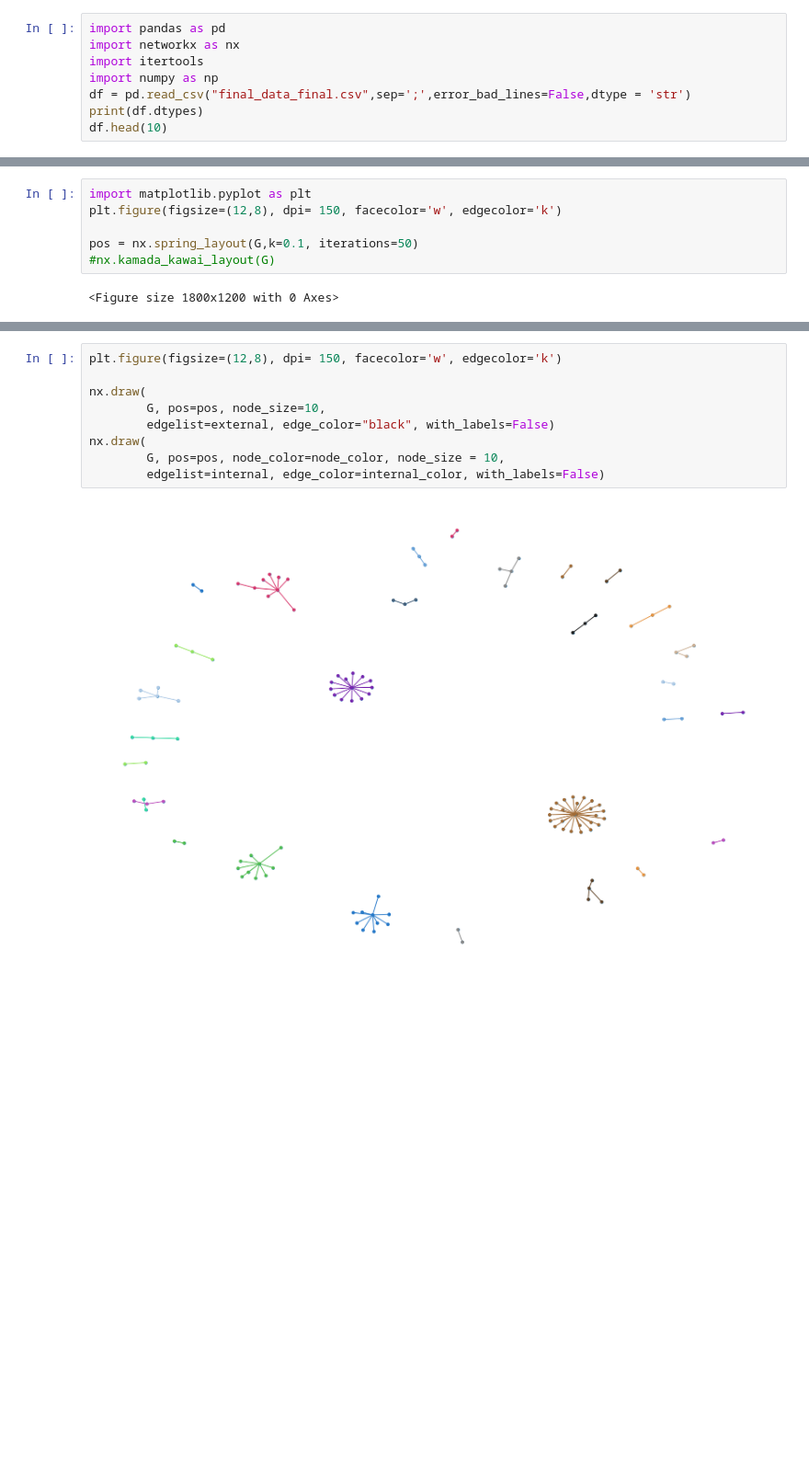
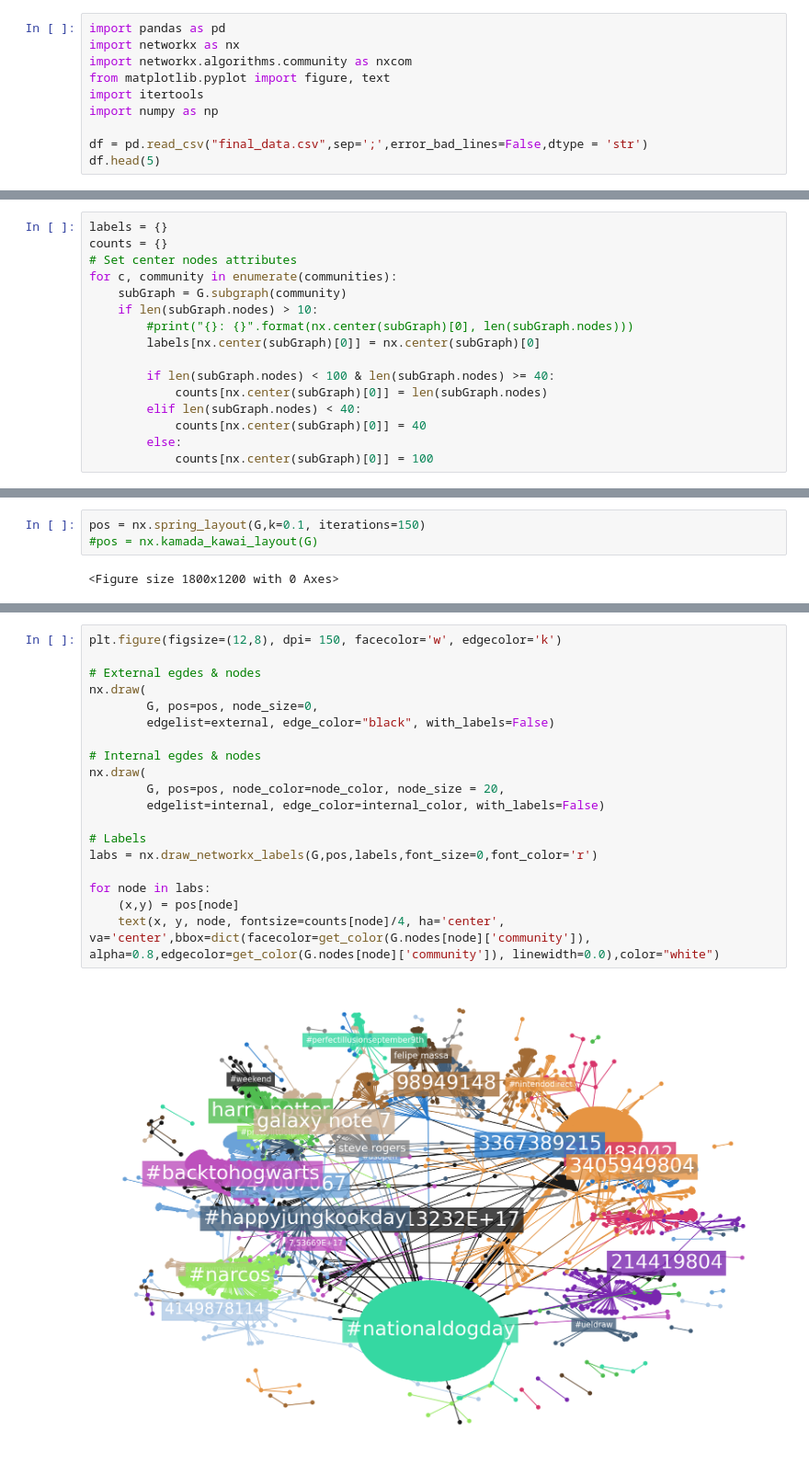
Before and after one commit to coder-mano/NETWORKX-Community-Detection, a Jupyter notebook: community_detection.ipynb, the cells around one changed output, grey strips where cells are left out. Shown at 92% size. Saved outputs shown, nothing was run; the diff lists cells and outputs as text; blank space fills up the shorter version.

Commit message:
Cleanup & finalization

```diff
--- a/community_detection.ipynb
+++ b/community_detection.ipynb
@@ -1,9 +3,11 @@
 # %%
 import pandas as pd
 import networkx as nx
+import networkx.algorithms.community as nxcom
+from matplotlib.pyplot import figure, text
 import itertools
 import numpy as np
-df = pd.read_csv("final_data_final.csv",sep=';',error_bad_lines=False,dtype = 'str')
-print(df.dtypes)
-df.head(10)
+
+df = pd.read_csv("final_data.csv",sep=';',error_bad_lines=False,dtype = 'str')
+df.head(5)
 # %% [output]
@@ -115,3 +85,19 @@ communities = sorted(nxcom.greedy_modularity_communities(G), key=len)
 
 set_node_community(G, communities)
 set_edge_community(G)
+# %%
+labels = {}
+counts = {}
+# Set center nodes attributes
+for c, community in enumerate(communities):
+    subGraph = G.subgraph(community)
+    if len(subGraph.nodes) > 10:
+        #print("{}: {}".format(nx.center(subGraph)[0], len(subGraph.nodes)))
+        labels[nx.center(subGraph)[0]] = nx.center(subGraph)[0]
+
+        if len(subGraph.nodes) < 100 & len(subGraph.nodes) >= 40:
+            counts[nx.center(subGraph)[0]] = len(subGraph.nodes)
+        elif len(subGraph.nodes) < 40:
+            counts[nx.center(subGraph)[0]] = 40
+        else:
+            counts[nx.center(subGraph)[0]] = 100
@@ -122,10 +109,7 @@ external = [(f, t) for f, t in G.edges if G.edges[f, t]['community'] == 0]
 internal = [(f, t) for f, t in G.edges if G.edges[f, t]['community'] > 0]
 internal_color = [get_color(G.edges[i]['community']) for i in internal]
 # %%
-import matplotlib.pyplot as plt
-plt.figure(figsize=(12,8), dpi= 150, facecolor='w', edgecolor='k')
-
-pos = nx.spring_layout(G,k=0.1, iterations=50)
-#nx.kamada_kawai_layout(G)
+pos = nx.spring_layout(G,k=0.1, iterations=150)
+#pos = nx.kamada_kawai_layout(G)
 # %% [output]
 <Figure size 1800x1200 with 0 Axes>
@@ -132,11 +118,21 @@ pos = nx.spring_layout(G,k=0.1, iterations=50)
 # %%
 plt.figure(figsize=(12,8), dpi= 150, facecolor='w', edgecolor='k')
 
+# External egdes & nodes
 nx.draw(
-        G, pos=pos, node_size=10,
+        G, pos=pos, node_size=0,
         edgelist=external, edge_color="black", with_labels=False)
+
+# Internal egdes & nodes
 nx.draw(
-        G, pos=pos, node_color=node_color, node_size = 10,
+        G, pos=pos, node_color=node_color, node_size = 20,
         edgelist=internal, edge_color=internal_color, with_labels=False)
+
+# Labels
+labs = nx.draw_networkx_labels(G,pos,labels,font_size=0,font_color='r')
+
+for node in labs:
+    (x,y) = pos[node]
+    text(x, y, node, fontsize=counts[node]/4, ha='center', va='center',bbox=dict(facecolor=get_color(G.nodes[node]['community']), alpha=0.8,edgecolor=get_color(G.nodes[node]['community']), linewidth=0.0),color="white")
 # %% [output]
-[figure, old version]
+[figure, new version]
```
Also changed, not shown: parts of 11 cells of this notebook, 1 other file.
